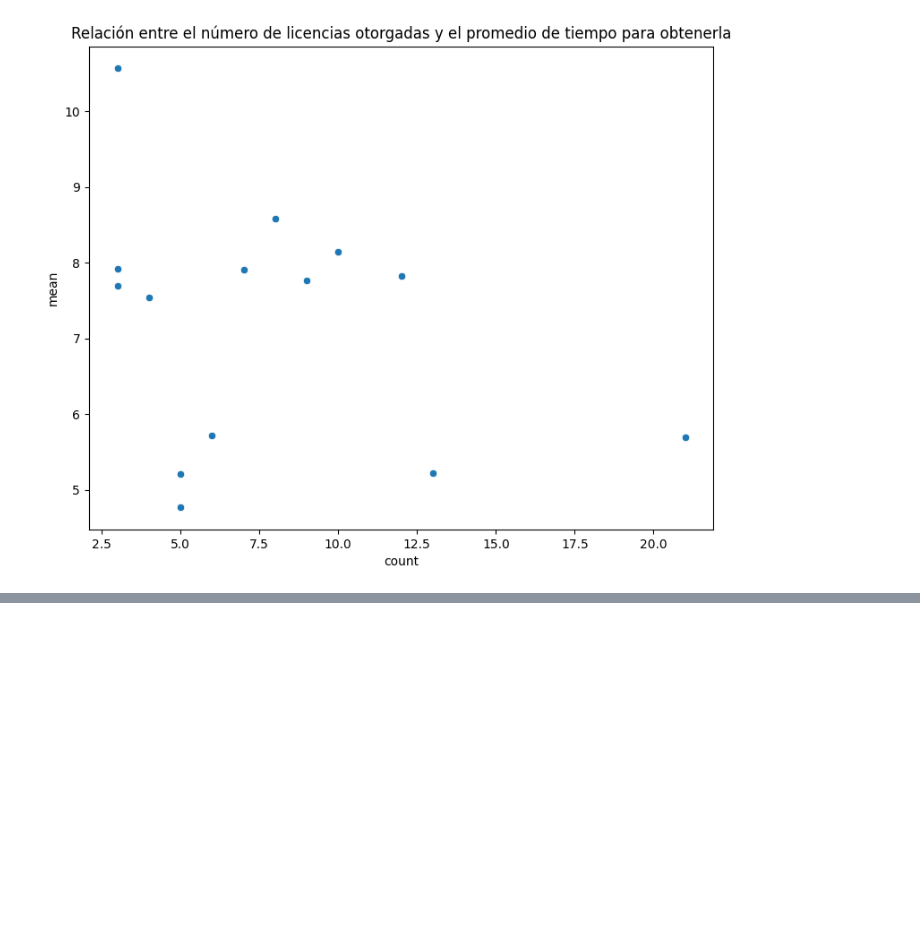
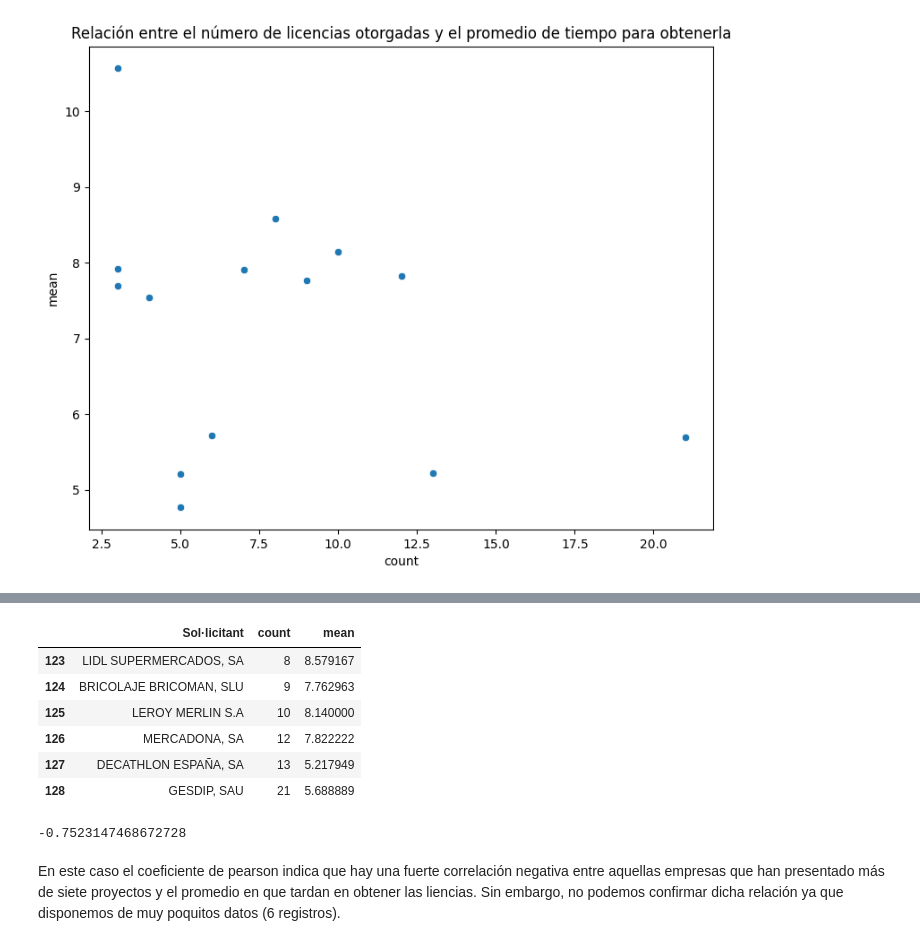
Before and after one commit to DioniVR/Sprint-10-Practica-final, a Jupyter notebook: PROYECTO FINAL LIMPIEZA Y ANALISIS CON PYTHON.ipynb, the cells around one changed output, grey strips where cells are left out. Saved outputs shown, nothing was run; the diff lists cells and outputs as text; code cells hidden in the pictures; blank space fills up the shorter version.

```diff
--- a/PROYECTO FINAL LIMPIEZA Y ANALISIS CON PYTHON.ipynb
+++ b/PROYECTO FINAL LIMPIEZA Y ANALISIS CON PYTHON.ipynb
@@ -588,0 +601,20 @@ plt.show()
+# %%
+#Vamos a calcular el coeficiente de pearson seleccionando sólo  aquellas empresas con más de 7 proyectos presentados a la administración
+
+df_2 = df_1[df_1["count"]> 7]
+df_2
+# %% [output]
+|  | Sol·licitant | count | mean |
+| 123 | LIDL SUPERMERCADOS, SA | 8 | 8.579167 |
+| 124 | BRICOLAJE BRICOMAN, SLU | 9 | 7.762963 |
+| 125 | LEROY MERLIN S.A | 10 | 8.140000 |
+| 126 | MERCADONA, SA | 12 | 7.822222 |
+| 127 | DECATHLON ESPAÑA, SA | 13 | 5.217949 |
+| 128 | GESDIP, SAU | 21 | 5.688889 |
+# %%
+pearson_coefficient = np.corrcoef(df_2["count"], df_2["mean"])[0, 1]
+pearson_coefficient
+# %% [output]
+-0.7523147468672728
+# %% [markdown]
+En este caso el coeficiente de pearson indica que hay una fuerte correlación  negativa entre aquellas empresas que han presentado más de siete proyectos y el promedio en que tardan en obtener las liencias. Sin embargo, no podemos confirmar dicha relación ya que disponemos de muy poquitos datos (6 registros).
```
Also changed, not shown: parts of 18 cells of this notebook.
